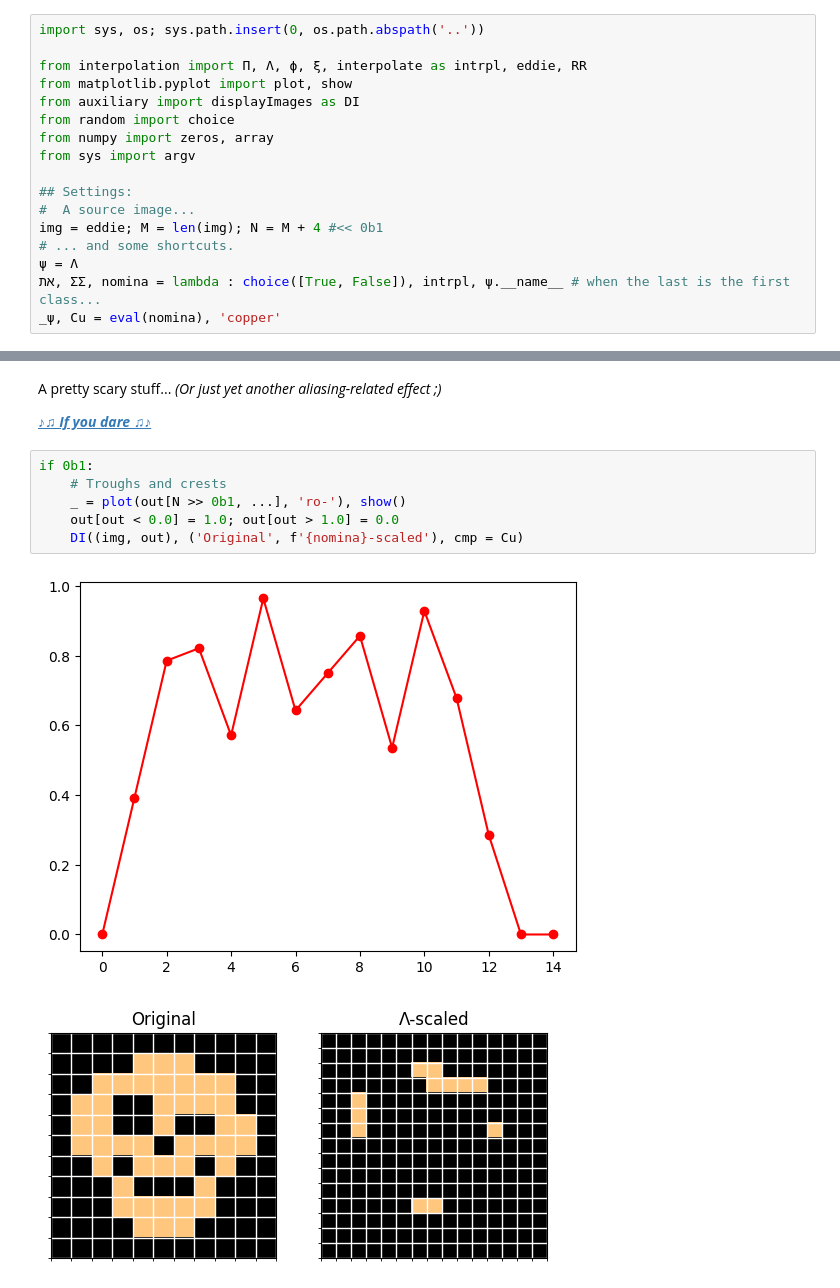
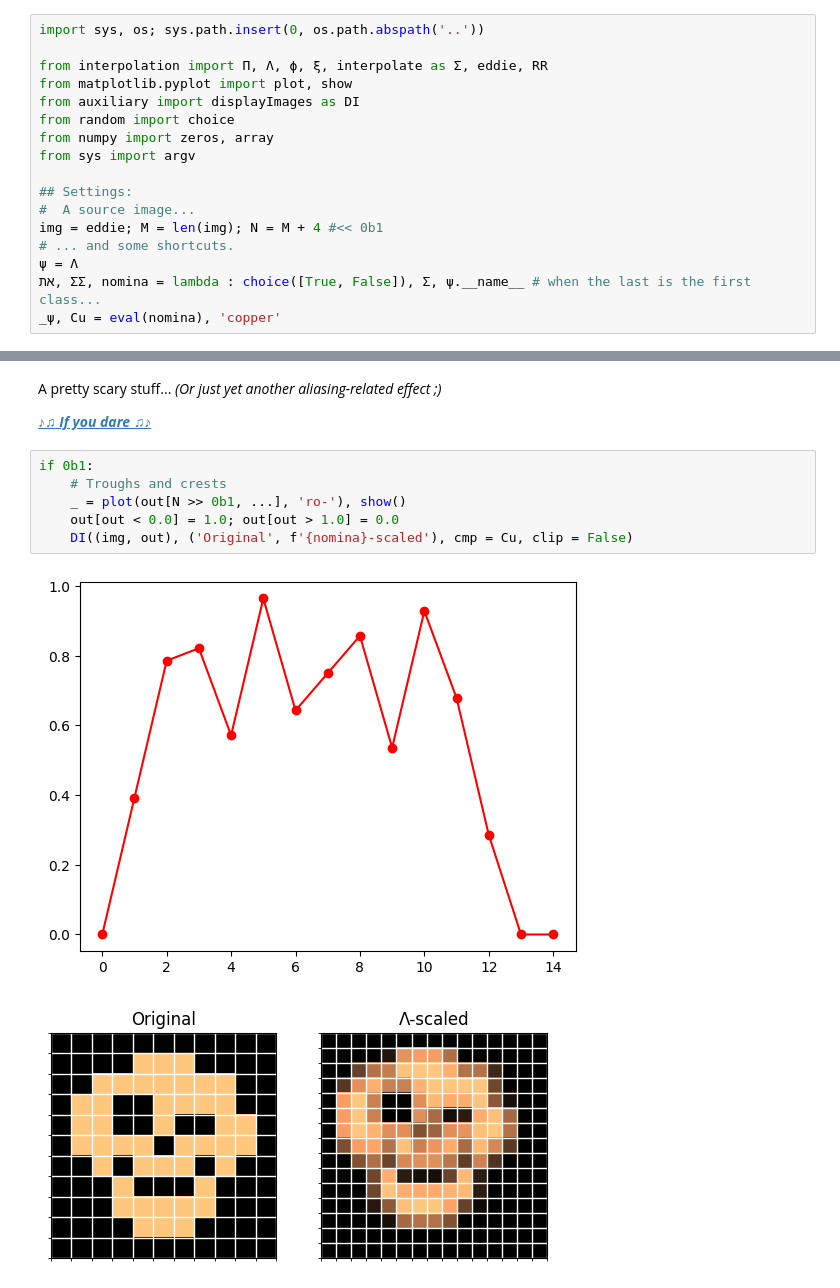
Before and after one commit to Bahrd/AppliedPythonology, a Jupyter notebook: ipynbs/interpolation2D.ipynb, the cells around one changed output, grey strips where cells are left out. Drawn from its saved outputs; the diff is of its cells as text.

```diff
--- a/ipynbs/interpolation2D.ipynb
+++ b/ipynbs/interpolation2D.ipynb
@@ -3,7 +3,7 @@
 # %%
 import sys, os; sys.path.insert(0, os.path.abspath('..'))
 
-from interpolation import Π, Λ, ϕ, ξ, interpolate as intrpl, eddie, RR
+from interpolation import Π, Λ, ϕ, ξ, interpolate as Σ, eddie, RR
 from matplotlib.pyplot import plot, show
 from auxiliary import displayImages as DI
 from random import choice
@@ -15,7 +15,7 @@ from sys import argv
 img = eddie; M = len(img); N = M + 4 #<< 0b1
 # ... and some shortcuts.
 ψ = Λ
-את, ΣΣ, nomina = lambda : choice([True, False]), intrpl, ψ.__name__ # when the last is the first class...
+את, ΣΣ, nomina = lambda : choice([True, False]), Σ, ψ.__name__ # when the last is the first class...
 _ψ, Cu = eval(nomina), 'copper'
 # %% [markdown]
 **Random** users' enjoyment:
@@ -51,9 +51,9 @@ A pretty scary stuff...
 # %%
 if 0b1:
     # Troughs and crests
     _ = plot(out[N >> 0b1, ...], 'ro-'), show()
     out[out < 0.0] = 1.0; out[out > 1.0] = 0.0
-    DI((img, out), ('Original', f'{nomina}-scaled'), cmp = Cu)
+    DI((img, out), ('Original', f'{nomina}-scaled'), cmp = Cu, clip = False)
 # %% [output]
 [figure]
-[figure, old version]
+[figure, new version]
```
Also changed, not shown: parts of 1 cell of this notebook, 2 other files.
